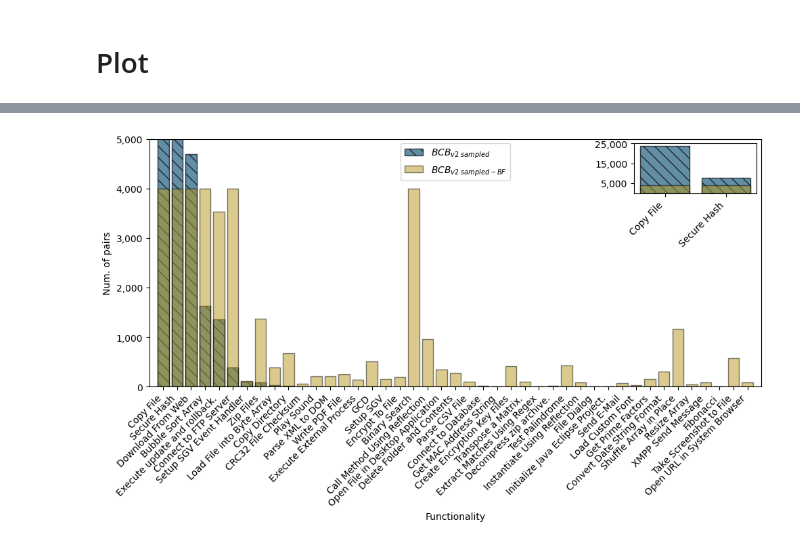
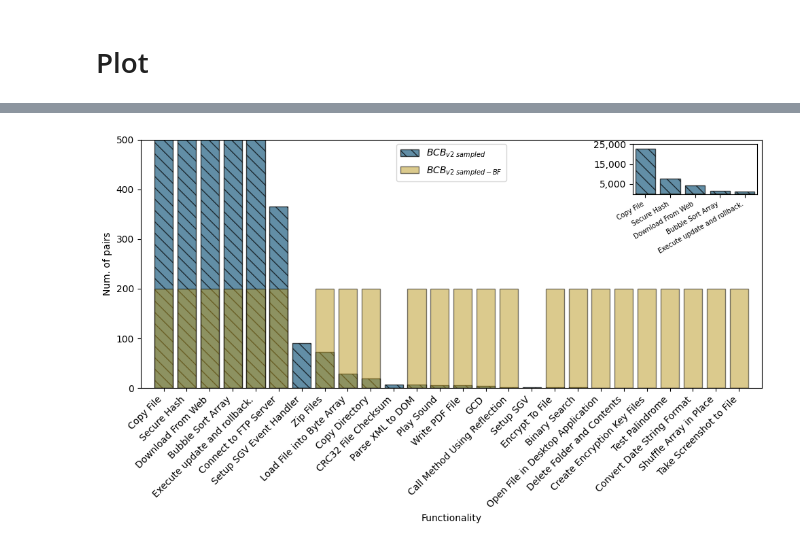
Before and after one commit to kitsiosk/utilities-equal-functionalities, a Jupyter notebook: plot_bcb_fcn_distribution.ipynb, the cells around one changed output, grey strips where cells are left out. Drawn from its saved outputs; the diff is of its cells as text; code cells hidden in the pictures.

```diff
--- a/plot_bcb_fcn_distribution.ipynb
+++ b/plot_bcb_fcn_distribution.ipynb
@@ -219,5 +257,5 @@ len(false_clones_merged)
 # %%
-false_clones_merged = false_clones_merged.head(len(clones_merged))
+# false_clones_merged = false_clones_merged.head(len(clones_merged))
 # %%
 data = pd.concat([clones_merged, false_clones_merged])
 # %%
@@ -293,16 +357,21 @@ data[data['id1']==11372191]
 # %%
 # Create a dictionary mapping function_id_one to functionality_id for faster lookups
-functionality_id_mapping11 = clones_df.groupby('function_id_one')['functionality_id'].max().to_dict()
-functionality_id_mapping12 = clones_df.groupby('function_id_two')['functionality_id'].max().to_dict()
+# functionality_id_mapping11 = clones_df.groupby('function_id_one')['functionality_id'].max().to_dict()
+# functionality_id_mapping12 = clones_df.groupby('function_id_two')['functionality_id'].max().to_dict()
+functionality_id_mapping11 = clones_df.groupby('id1')['functionality_id'].max().to_dict()
+functionality_id_mapping12 = clones_df.groupby('id2')['functionality_id'].max().to_dict()
 functionality_id_mapping1 = functionality_id_mapping11 | functionality_id_mapping12
 
-functionality_id_mapping21 = false_clones_df.groupby('function_id_one')['functionality_id'].max().to_dict()
-functionality_id_mapping22 = false_clones_df.groupby('function_id_two')['functionality_id'].max().to_dict()
+
+# functionality_id_mapping21 = false_clones_df.groupby('function_id_one')['functionality_id'].max().to_dict()
+# functionality_id_mapping22 = false_clones_df.groupby('function_id_two')['functionality_id'].max().to_dict()
+functionality_id_mapping21 = false_clones_df.groupby('id1')['functionality_id'].max().to_dict()
+functionality_id_mapping22 = false_clones_df.groupby('id2')['functionality_id'].max().to_dict()
 functionality_id_mapping2 = functionality_id_mapping21 | functionality_id_mapping22
 
 # Use map to efficiently get functionality_ids based on function_id
-functionality_ids1 = data['id1'].map(functionality_id_mapping1).tolist()[20000:]
-functionality_ids2 = data['id1'].map(functionality_id_mapping2).tolist()[:20000]
+functionality_ids1 = data['id1'].map(functionality_id_mapping1).tolist()[:len(clones_merged)]
+functionality_ids2 = data['id1'].map(functionality_id_mapping2).tolist()[len(clones_merged):]
 # %%
 for (i,x) in enumerate(functionality_ids1):
     if math.isnan(x):
@@ -389,9 +487,8 @@ sys.path.append('../utilities-equal-functionalities')
 from bcb_1vsAll_utilities import get_functionality_data
 # %%
-grid_method = 'word2vec'
-cache_dir   = '/Users/konstantinos/Desktop/Clone Generalization/binary files/bcb_1vsAll/' # my Mac
+cache_dir   = '/Users/konstantinos/Desktop/Clone Generalization-100/binary files/bcb_1vsAll/' # my Mac
 
-max_rows_per_functionality = 2000 # x2 for true/false clone pairs
+max_rows_per_functionality = 100
 
 ### Load BCB data
 data_bcb = get_functionality_data(max_rows_per_functionality)
@@ -448,6 +545,8 @@ for fcn in functionalities_sql['id']:
 d = pd.DataFrame({'fcn_id':functionalities_sql['id'], 'fcn_name':functionalities_sql['name'], 'x1':x1, 'x2':x2})
 # %%
 d = d.sort_values('x2', ascending=False)
+# %%
+d = d[(d['x1']>0) | (d['x2']>0)]
 # %%
 import matplotlib.pyplot as plt
 from matplotlib.ticker import FuncFormatter
@@ -466,38 +565,38 @@ plt.bar(range(len(d)), d['x1'], alpha=0.5, label=r'${BCB_{v2 \ sampled - BF}}$',
 plt.xlabel('Functionality')
 plt.ylabel('Num. of pairs')
 plt.xticks(range(len(d)), d['fcn_name'], rotation=45, ha='right')
-plt.ylim([0,5000])
-plt.xlim([-1,43])
+plt.ylim([0,500])
+plt.xlim([-1,len(d)])
 plt.legend(loc='upper center')
 
 # Add a title and adjust the layout to fit a prestigious machine learning conference style
 #plt.title('Number of pairs (clone and non-clone) in each functionality', fontsize=16, fontweight='bold')
 plt.tight_layout()
 plt.gca().yaxis.set_major_formatter(FuncFormatter(lambda x, _: '{:,.0f}'.format(x)))
 
 
 # Create an inset (zoomed-in) plot for positions 2 and 3
 ax_inset = inset_axes(plt.gca(), width="20%", height="20%", loc=1)
 # Plot the second histogram with a lower opacity, diagonal stripe fill pattern, and wider bars
 plt.bar(range(len(d)), d['x2'], alpha=0.7, label=r'${BCB_{v2 \ sampled - BF}}$', color='#1f5f80', edgecolor='black', hatch='\\\\')
 
 # Plot the first histogram with a higher opacity, striped fill pattern, and narrower bars
 plt.bar(range(len(d)), d['x1'], alpha=0.5, label=r'${BCB_{v2 \ sampled}}$', color='#b8961d', edgecolor='black')
 
 
 
-ax_inset.set_xlim(-0.5, 1.5)  # Focus on positions 2 and 3
+ax_inset.set_xlim(-0.5, 4.5)  # Focus on positions 2 and 3
 ax_inset.set_ylim(0, 25000)  # Set a higher y-axis limit for the inset
-ax_inset.set_xticks([0,1])
-ax_inset.set_xticklabels(d['fcn_name'][0:2],  rotation=45, ha='right')
+ax_inset.set_xticks([0,1,2,3,4])
+ax_inset.set_xticklabels(d['fcn_name'][0:5],  rotation=30, ha='right', fontsize=7)
 ax_inset.set_yticks([5000,15000,25000])
 ax_inset.yaxis.set_major_formatter(FuncFormatter(lambda x, _: '{:,.0f}'.format(x)))  # Formatted y-axis labels
 
 
 
-plt.savefig('/Users/konstantinos/Desktop/Clone Generalization/assets/num_of_pairs_per_functionality.pdf', format='pdf')
+plt.savefig('/Users/konstantinos/Desktop/Clone Generalization-100/assets/num_of_pairs_per_functionality.pdf', format='pdf')
 
 # Show the plot
 plt.show()
 # %% [output]
-[figure, old version]
+[figure, new version]
```
Also changed, not shown: parts of 26 cells of this notebook.
